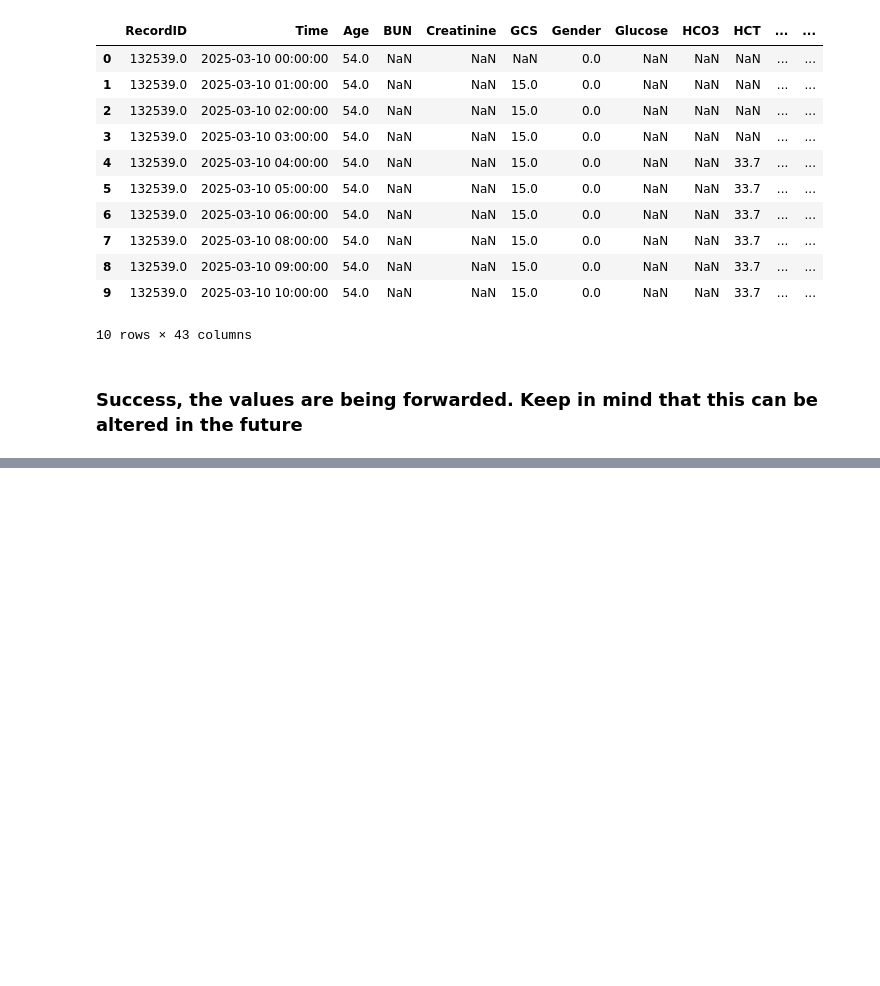
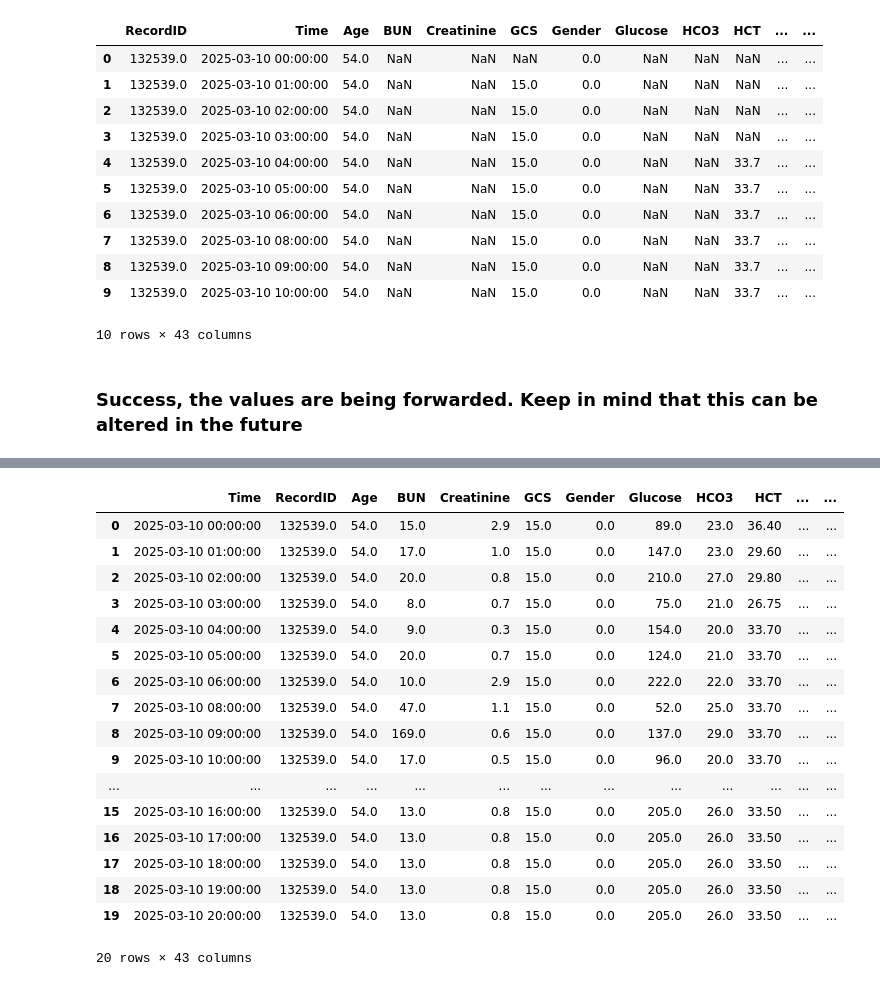
Before and after one commit to francescobondi02/project-1-ml4hc, a Jupyter notebook: notebooks/3_fb_data_preprocessing.ipynb, the cells around one changed output, grey strips where cells are left out. Saved outputs shown, nothing was run; the diff lists cells and outputs as text; code cells hidden in the pictures; blank space fills up the shorter version.

```diff
--- a/notebooks/3_fb_data_preprocessing.ipynb
+++ b/notebooks/3_fb_data_preprocessing.ipynb
@@ -66,0 +156,37 @@ df.head(10)
+# %%
+# Ensure the "Time" column is in datetime format
+df["Time"] = pd.to_datetime(df["Time"])
+
+# Set "Time" as the DataFrame index for time-based interpolation
+df = df.set_index("Time")
+
+# Identify the columns to interpolate (exclude non-numeric columns like "RecordID")
+cols_to_interp = [col for col in df.columns if col != "RecordID"]
+
+# Apply time-based interpolation; limit_direction='both' fills NaNs at the start and end too.
+df[cols_to_interp] = df[cols_to_interp].interpolate(method='time', limit_direction='both')
+
+# If you want to restore the "Time" column as a regular column, reset the index
+df = df.reset_index()
+
+# Display the updated DataFrame
+df.head(20)
+# %% [output]
+|  | Time | RecordID | Age | BUN | Creatinine | GCS | Gender | Glucose | HCO3 | HCT | ... | ... |
+| 0 | 2025-03-10 00:00:00 | 132539.0 | 54.0 | 15.0 | 2.9 | 15.0 | 0.0 | 89.0 | 23.0 | 36.40 | ... | ... |
+| 1 | 2025-03-10 01:00:00 | 132539.0 | 54.0 | 17.0 | 1.0 | 15.0 | 0.0 | 147.0 | 23.0 | 29.60 | ... | ... |
+| 2 | 2025-03-10 02:00:00 | 132539.0 | 54.0 | 20.0 | 0.8 | 15.0 | 0.0 | 210.0 | 27.0 | 29.80 | ... | ... |
+| 3 | 2025-03-10 03:00:00 | 132539.0 | 54.0 | 8.0 | 0.7 | 15.0 | 0.0 | 75.0 | 21.0 | 26.75 | ... | ... |
+| 4 | 2025-03-10 04:00:00 | 132539.0 | 54.0 | 9.0 | 0.3 | 15.0 | 0.0 | 154.0 | 20.0 | 33.70 | ... | ... |
+| 5 | 2025-03-10 05:00:00 | 132539.0 | 54.0 | 20.0 | 0.7 | 15.0 | 0.0 | 124.0 | 21.0 | 33.70 | ... | ... |
+| 6 | 2025-03-10 06:00:00 | 132539.0 | 54.0 | 10.0 | 2.9 | 15.0 | 0.0 | 222.0 | 22.0 | 33.70 | ... | ... |
+| 7 | 2025-03-10 08:00:00 | 132539.0 | 54.0 | 47.0 | 1.1 | 15.0 | 0.0 | 52.0 | 25.0 | 33.70 | ... | ... |
+| 8 | 2025-03-10 09:00:00 | 132539.0 | 54.0 | 169.0 | 0.6 | 15.0 | 0.0 | 137.0 | 29.0 | 33.70 | ... | ... |
+| 9 | 2025-03-10 10:00:00 | 132539.0 | 54.0 | 17.0 | 0.5 | 15.0 | 0.0 | 96.0 | 20.0 | 33.70 | ... | ... |
+| ... | ... | ... | ... | ... | ... | ... | ... | ... | ... | ... | ... | ... |
+| 15 | 2025-03-10 16:00:00 | 132539.0 | 54.0 | 13.0 | 0.8 | 15.0 | 0.0 | 205.0 | 26.0 | 33.50 | ... | ... |
+| 16 | 2025-03-10 17:00:00 | 132539.0 | 54.0 | 13.0 | 0.8 | 15.0 | 0.0 | 205.0 | 26.0 | 33.50 | ... | ... |
+| 17 | 2025-03-10 18:00:00 | 132539.0 | 54.0 | 13.0 | 0.8 | 15.0 | 0.0 | 205.0 | 26.0 | 33.50 | ... | ... |
+| 18 | 2025-03-10 19:00:00 | 132539.0 | 54.0 | 13.0 | 0.8 | 15.0 | 0.0 | 205.0 | 26.0 | 33.50 | ... | ... |
+| 19 | 2025-03-10 20:00:00 | 132539.0 | 54.0 | 13.0 | 0.8 | 15.0 | 0.0 | 205.0 | 26.0 | 33.50 | ... | ... |
+20 rows × 43 columns
```
Also changed, not shown: parts of 10 cells of this notebook, 3 other files.
